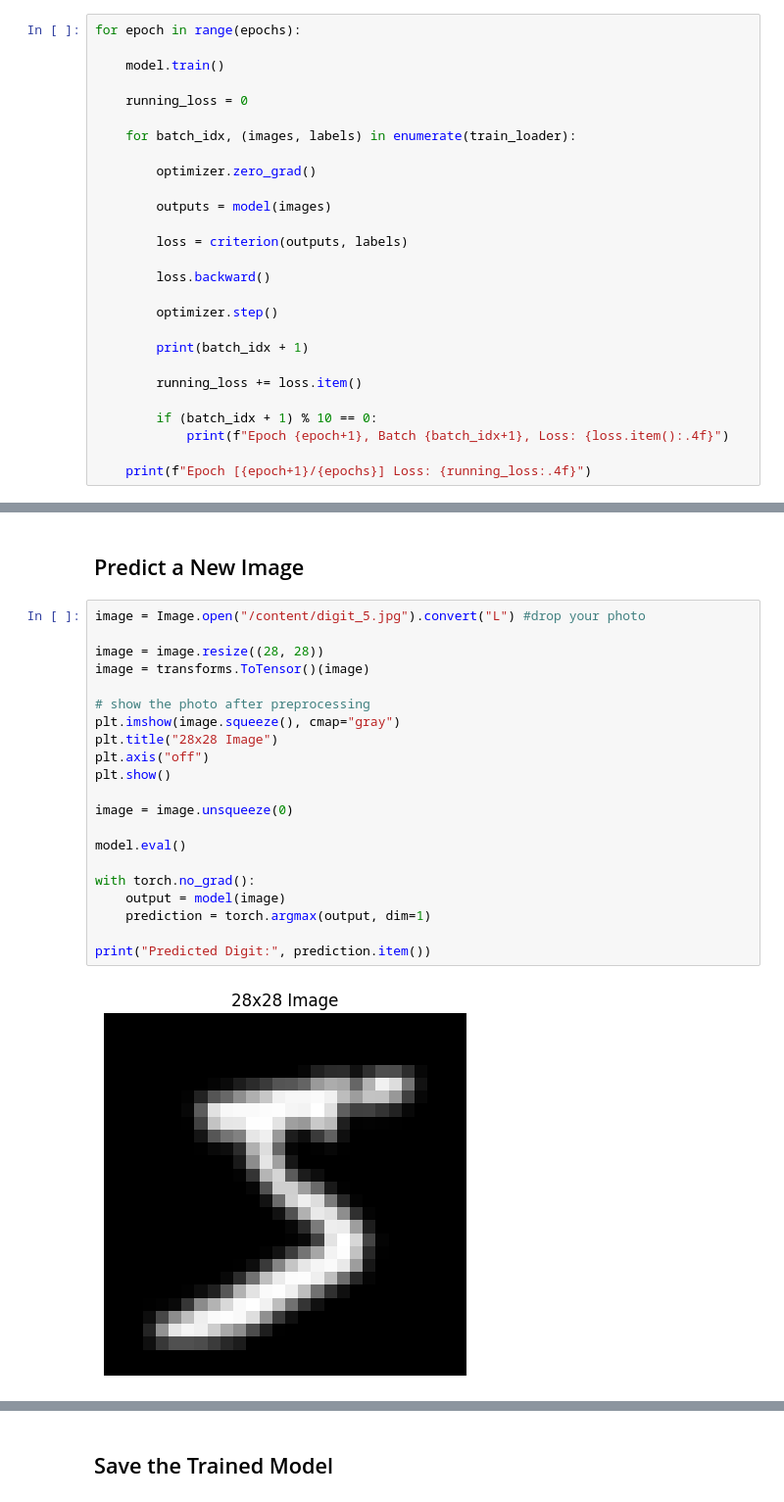
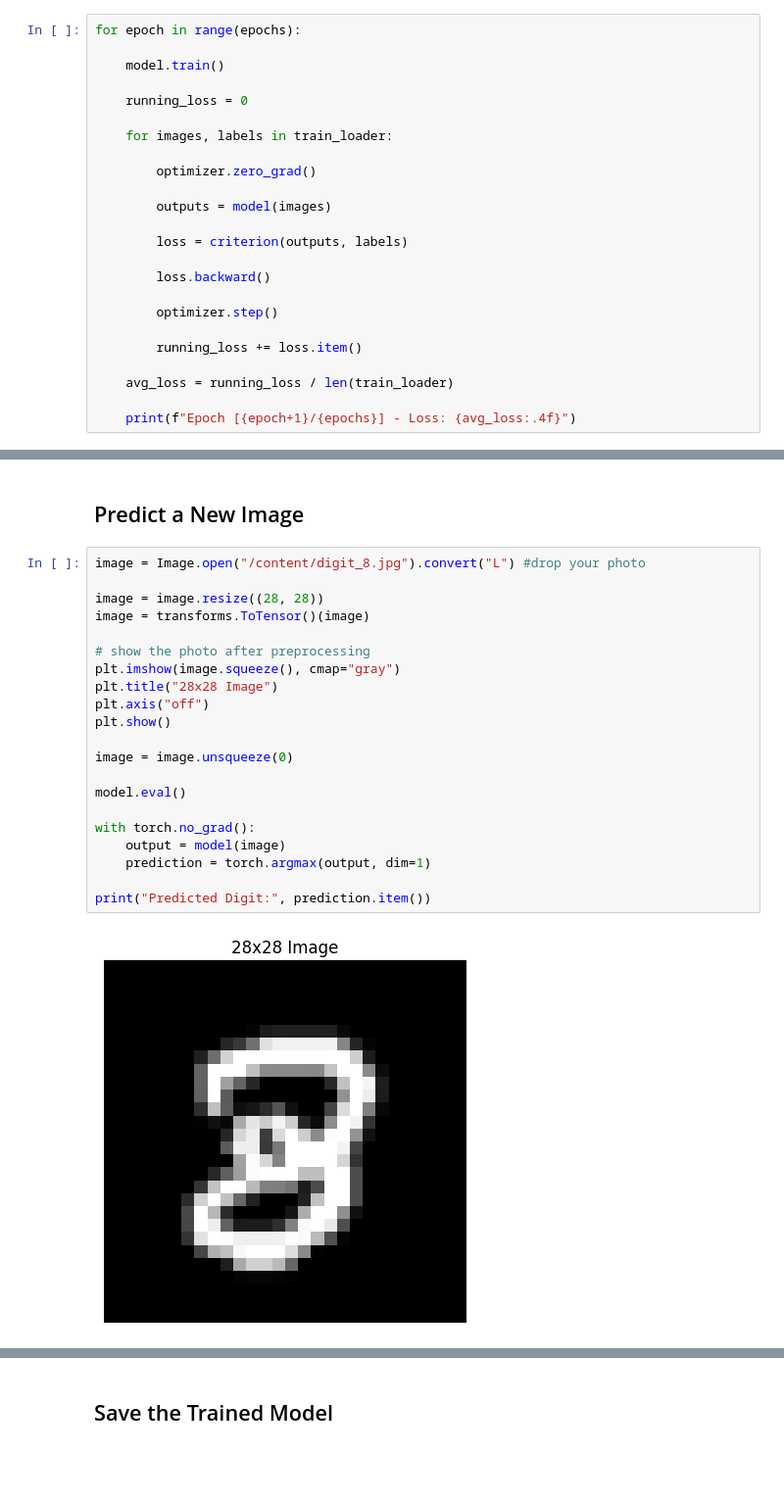
Before and after one commit to mogamal1111/MNIST-Digit-Classification, a Jupyter notebook: MNIST_Digit_Classification.ipynb, the cells around one changed output, grey strips where cells are left out. Shown at 98% size. Cells and saved outputs as stored; diff of their text form; blank space fills up the shorter version.

```diff
--- a/MNIST_Digit_Classification.ipynb
+++ b/MNIST_Digit_Classification.ipynb
@@ -186,7 +186,7 @@ for epoch in range(epochs):
 
     running_loss = 0
 
-    for batch_idx, (images, labels) in enumerate(train_loader):
+    for images, labels in train_loader:
 
         optimizer.zero_grad()
 
@@ -198,12 +198,9 @@ for epoch in range(epochs):
 
         optimizer.step()
 
-        print(batch_idx + 1)
-
         running_loss += loss.item()
 
-        if (batch_idx + 1) % 10 == 0:
-            print(f"Epoch {epoch+1}, Batch {batch_idx+1}, Loss: {loss.item():.4f}")
+    avg_loss = running_loss / len(train_loader)
 
-    print(f"Epoch [{epoch+1}/{epochs}] Loss: {running_loss:.4f}")
+    print(f"Epoch [{epoch+1}/{epochs}] - Loss: {avg_loss:.4f}")
 # %% [output]
@@ -270,25 +238,25 @@ Test Accuracy: 98.95%
 # %% [markdown]
 ## Predict a New Image
 # %%
-image = Image.open("/content/digit_5.jpg").convert("L") #drop your photo
+image = Image.open("/content/digit_8.jpg").convert("L") #drop your photo
 
 image = image.resize((28, 28))
 image = transforms.ToTensor()(image)
 
 # show the photo after preprocessing
 plt.imshow(image.squeeze(), cmap="gray")
 plt.title("28x28 Image")
 plt.axis("off")
 plt.show()
 
 image = image.unsqueeze(0)
 
 model.eval()
 
 with torch.no_grad():
     output = model(image)
     prediction = torch.argmax(output, dim=1)
 
 print("Predicted Digit:", prediction.item())
 # %% [output]
-[figure, old version]
+[figure, new version]
```
Also changed, not shown: parts of 3 cells of this notebook.
